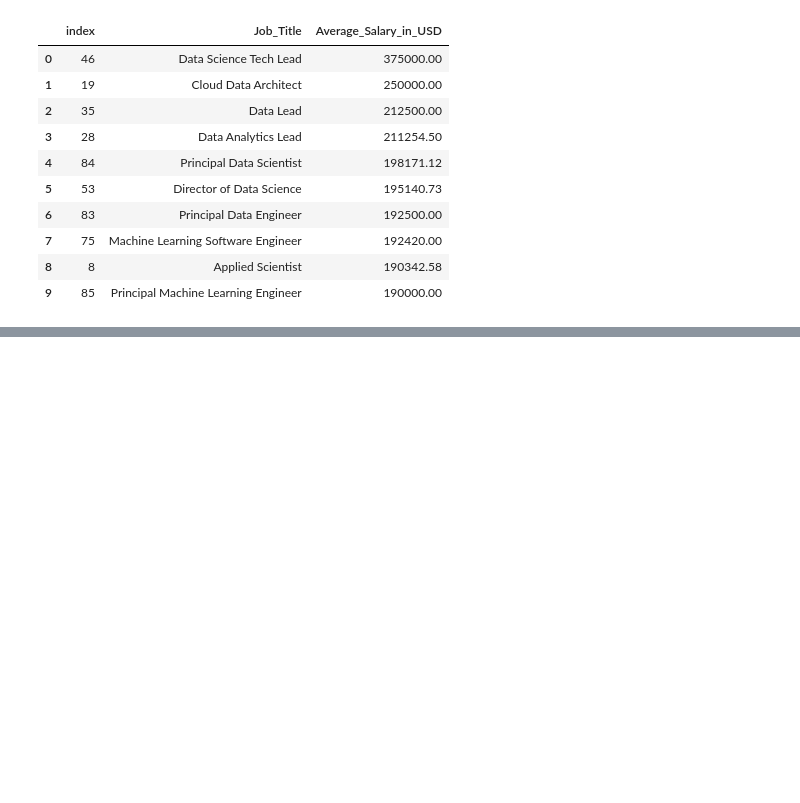
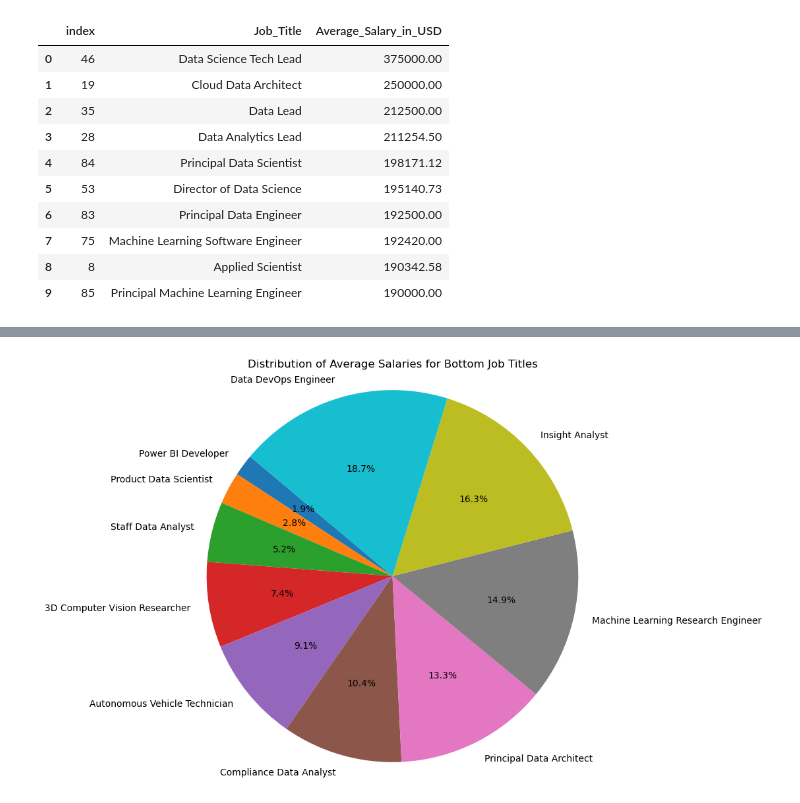
Before and after one commit to garimac12/project_acai, a Jupyter notebook: Project_AH.ipynb, the cells around one changed output, grey strips where cells are left out. Saved outputs shown, nothing was run; the diff lists cells and outputs as text; code cells hidden in the pictures; blank space fills up the shorter version.

```diff
--- a/Project_AH.ipynb
+++ b/Project_AH.ipynb
@@ -279,0 +371,35 @@ plt.show()
+# %%
+job_titles = [
+    "Power BI Developer",
+    "Product Data Scientist",
+    "Staff Data Analyst",
+    "3D Computer Vision Researcher",
+    "Autonomous Vehicle Technician",
+    "Compliance Data Analyst",
+    "Principal Data Architect",
+    "Machine Learning Research Engineer",
+    "Insight Analyst",
+    "Data DevOps Engineer",
+]
+
+salaries = [
+    5409.00,
+    8000.00,
+    15000.00,
+    21352.25,
+    26277.50,
+    30000.00,
+    38154.00,
+    42819.25,
+    46786.00,
+    53654.00,
+
+]
+plt.figure(figsize=(8, 8))
+plt.pie(salaries, labels=job_titles, autopct='%1.1f%%', startangle=140)
+plt.axis('equal')  # Equal aspect ratio ensures that pie is drawn as a circle.
+
+plt.title("Distribution of Average Salaries for Bottom Job Titles")
+plt.show()
+# %% [output]
+[figure, added]
```
Also changed, not shown: parts of 19 cells of this notebook.
